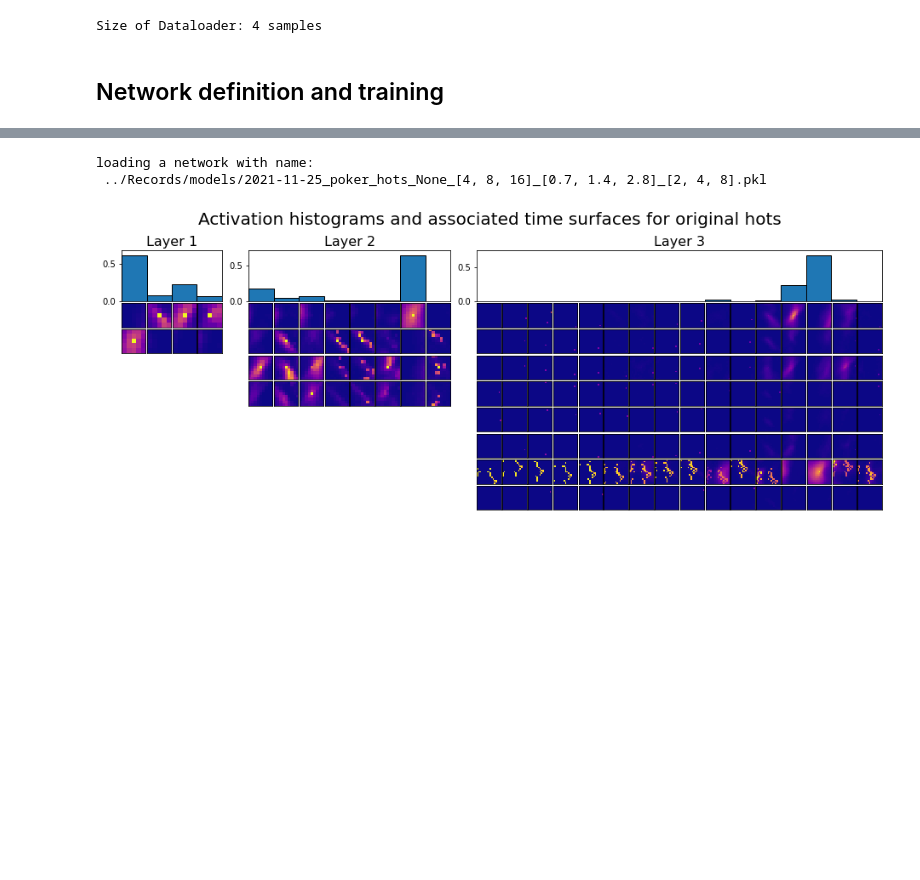
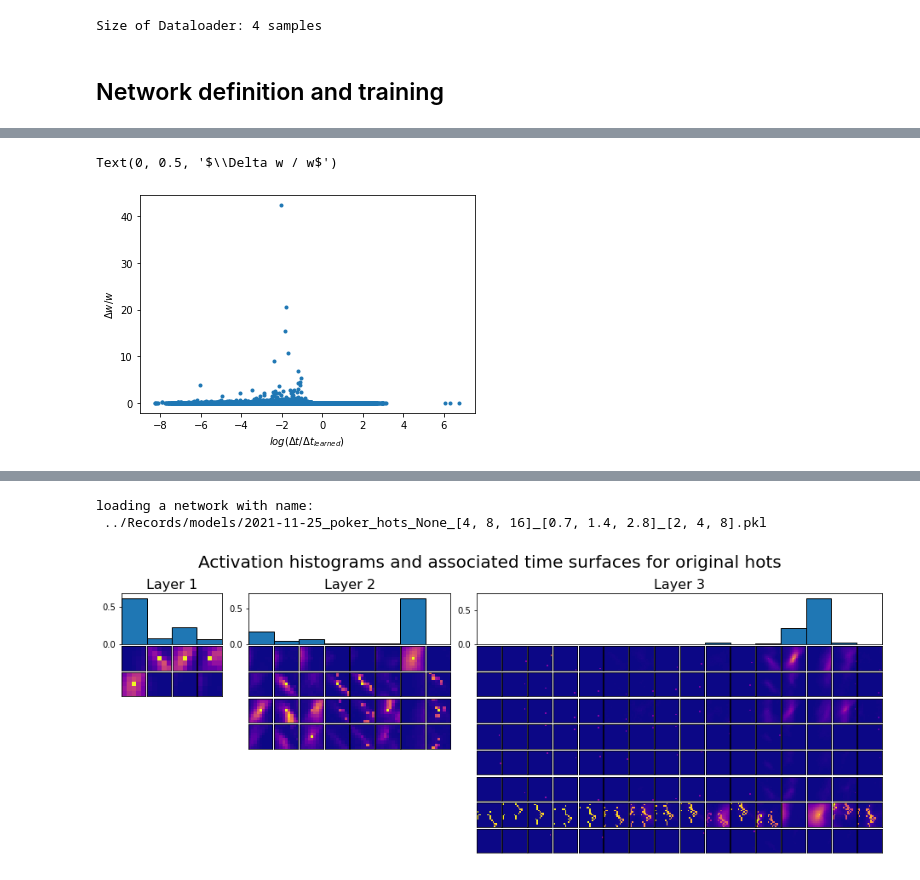
Before and after one commit to AntoineGrimaldi/HOTS, a Jupyter notebook: notebooks/BASICS_02_Training.Network.ipynb, the cells around one changed output, grey strips where cells are left out. Cells and saved outputs as stored; diff of their text form; code cells hidden in the pictures; blank space fills up the shorter version.

```diff
--- a/notebooks/BASICS_02_Training.Network.ipynb
+++ b/notebooks/BASICS_02_Training.Network.ipynb
@@ -88 +82,11 @@ Text(0, 0.5, '$\\Delta w / w$')
+# %%
+dt_XTS = np.log(hots.stats[layer].delta_wt[1:, 1]/hots.stats[layer].delta_wt[1:, 2])
+dw = hots.stats[layer].delta_wt[1:, 0]/hots.stats[layer].delta_wt[1:, 3]
+plt.plot(dt_XTS,dw, '.')
+#plt.semilogy(dt_XTS,-dw, '.')
+plt.xlabel('$log(\Delta t / \Delta t_{learned})$')
+plt.ylabel('$\Delta w / w$')
+# %% [output]
+Text(0, 0.5, '$\\Delta w / w$')
+[figure, added]
 # %%
```
Also changed, not shown: parts of 7 cells of this notebook, 1 other file.
